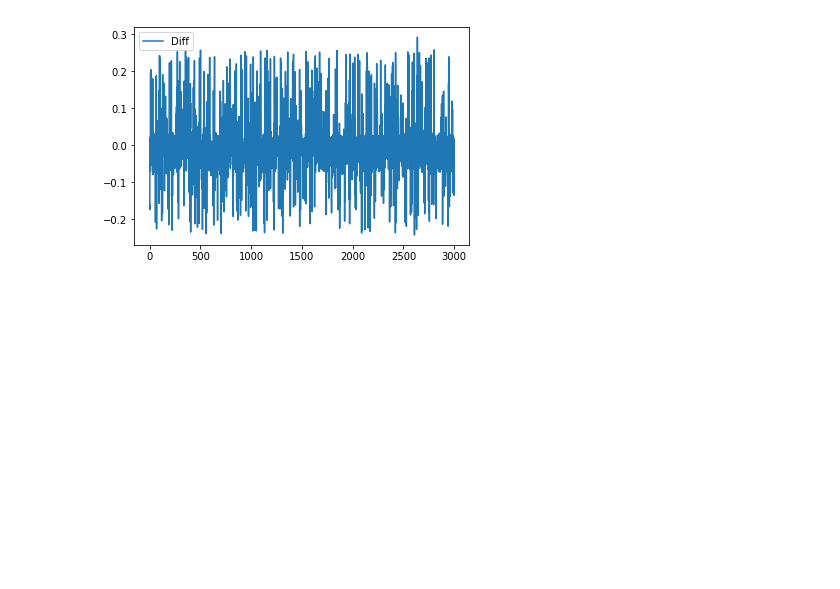
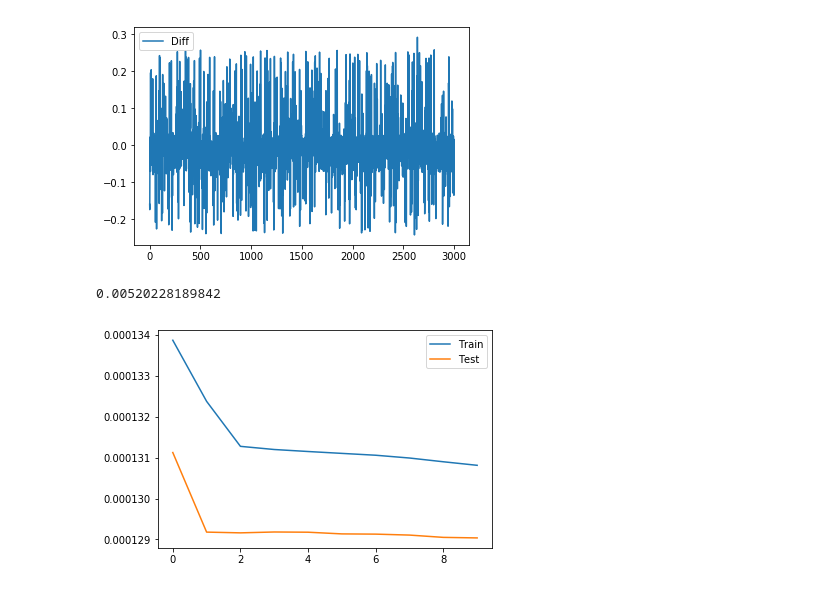
Before and after one commit to bhushan23/SmartOff, a Jupyter notebook: LSTM.ipynb, the cells around one changed output. Drawn from its saved outputs; the diff is of its cells as text; code cells hidden in the pictures; blank space fills up the shorter version.

Commit message:
Trained and tested with Full dataset

```diff
--- a/LSTM.ipynb
+++ b/LSTM.ipynb
@@ -19,7 +19,7 @@ from matplotlib import pyplot
 Using TensorFlow backend.
 # %%
 # convert series to supervised learning
-def series_to_supevised(dataset, n_in=1, n_out=1, dropnan=True):
+def series_to_supervised(dataset, n_in=1, n_out=1, dropnan=True):
     num_vars = 1 if type(dataset) is list else dataset.shape[1]
     dataframe = DataFrame(dataset)
     cols, names = list(), list()
@@ -48,13 +48,14 @@ def series_to_supevised(dataset, n_in=1, n_out=1, dropnan=True):
 #import os
 #!ls ../input
 #dataset1 = read_csv('../input/appliances-energy-prediction/KAG_energydata_complete.csv')
-datasetFull = read_csv('./data/house5/channel_5TV.dat', sep=' ', names=['Date', 'Usage'])
+dataset = read_csv('./data/house5/channel_5TV.dat', sep=' ', names=['Date', 'Usage'])
 #dataset = datasetFull[:10000]
-values = datasetFull.values
+values = dataset.values
 print(type(dataset['Date'][0]), type(dataset['Usage'][0]))
 print(len(dataset))
 print(values[:10])
 print(type(values[0][0]), type(values[0][0]))
+print(values.shape)
 #values = values[:100,:]
 # %% [output]
 <class 'numpy.int64'> <class 'numpy.int64'>
@@ -93,6 +107,6 @@ scaled = scaler.fit_transform(values)
 # %%
 # frame as supervised learning
-reframed = series_to_supevised(scaled, 1, 1)
+reframed = series_to_supervised(scaled, 1, 1)
 
 # drop columns we don't want to predict
 #reframed.drop(reframed.columns[[29,30,32,33,34,35,36,37,38,39,40,41,42,43,44,45,46,47,48,49,50,51,52,53,54,55,56,57]], axis=1, inplace=True)
@@ -100,12 +114,13 @@ print("reframed: ", reframed.shape, "reframed head: ", reframed.head())
 
 # split into train and test sets
 values = reframed.values
-
+print(values.shape)
 X = values[:,:1]
 Y = values[:,1]
 #Y2 = dataset[:,16]
-
-
+print(X.shape)
+print(Y.shape)
+print(values[:10])
 # Split Data to Train and Test
 X_Train, X_Test, Y_Train, Y_Test = train_test_split(X, Y, test_size=0.3)
 
@@ -127,5 +155,5 @@ model.add(Dense(1))
 model.compile(loss='mse', optimizer='adam')
 
 # fit
-history = model.fit(X_Train, Y_Train, epochs=50, batch_size=10, validation_data=(X_Test, Y_Test), verbose=2, shuffle=False)
+history = model.fit(X_Train, Y_Train, epochs=10, batch_size=10, validation_data=(X_Test, Y_Test), verbose=2, shuffle=False)
 # %% [output]
@@ -189,3 +217,14 @@ pyplot.legend()
 pyplot.show()
 # %% [output]
 [figure]
+# %%
+print(mean_squared_error(Y_Test, prediction))
+# %% [output]
+0.00520228189842
+# %%
+pyplot.plot(history.history['loss'], label='Train')
+pyplot.plot(history.history['val_loss'], label='Test')
+pyplot.legend()
+pyplot.show()
+# %% [output]
+[figure, added]
```
Also changed, not shown: parts of 12 cells of this notebook.
